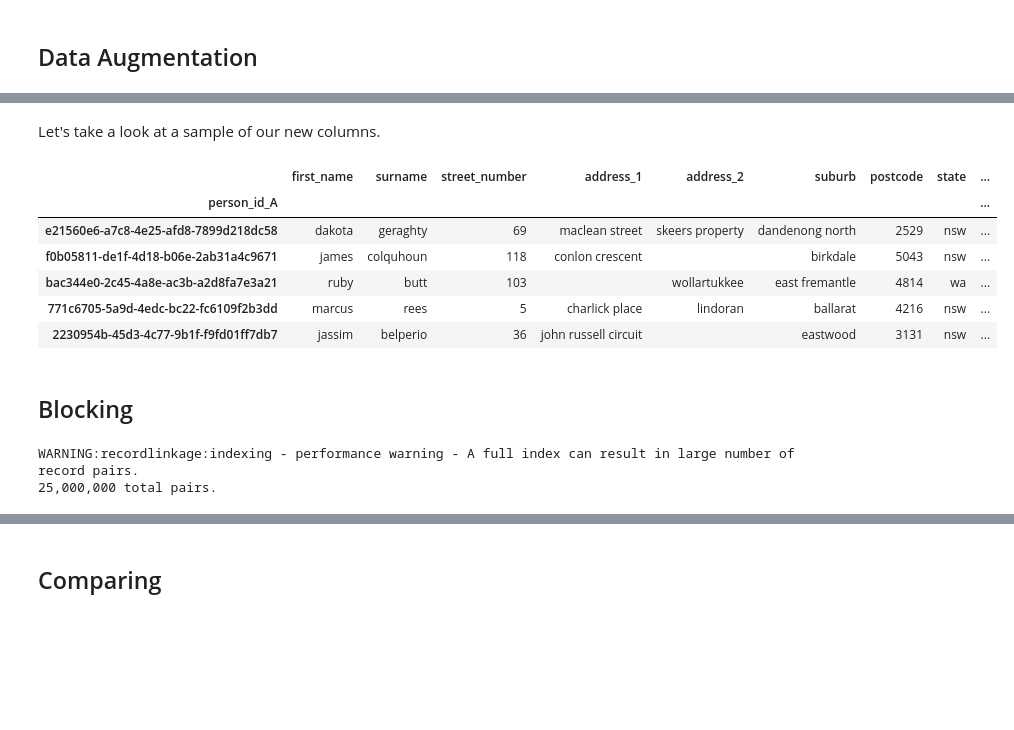
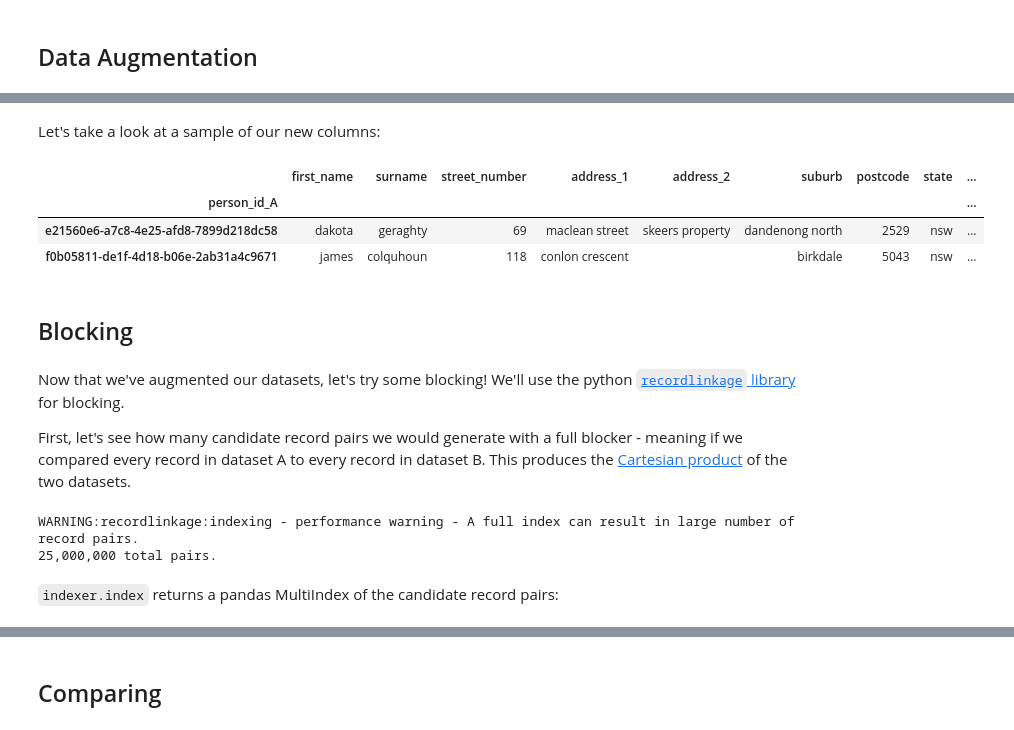
Before and after one commit to rachhouse/intro-to-data-linking, a Jupyter notebook: tutorial_notebooks/01_Link_FEBRL_Data_with_SimSum_Classification.ipynb, the cells around one changed output, grey strips where cells are left out. Drawn from its saved outputs; the diff is of its cells as text; code cells hidden in the pictures; blank space fills up the shorter version.

```diff
--- a/tutorial_notebooks/01_Link_FEBRL_Data_with_SimSum_Classification.ipynb
+++ b/tutorial_notebooks/01_Link_FEBRL_Data_with_SimSum_Classification.ipynb
@@ -131,15 +150,16 @@ Wall time: 92.8 ms
 # %% [markdown]
-Let's take a look at a sample of our new columns.
+Let's take a look at a sample of our new columns:
 # %%
-df_A.head()
+df_A.head(n=2)
 # %% [output]
 |  | first_name | surname | street_number | address_1 | address_2 | suburb | postcode | state | ... |
 | person_id_A |  |  |  |  |  |  |  |  | ... |
 | e21560e6-a7c8-4e25-afd8-7899d218dc58 | dakota | geraghty | 69 | maclean street | skeers property | dandenong north | 2529 | nsw | ... |
 | f0b05811-de1f-4d18-b06e-2ab31a4c9671 | james | colquhoun | 118 | conlon crescent |  | birkdale | 5043 | nsw | ... |
-| bac344e0-2c45-4a8e-ac3b-a2d8fa7e3a21 | ruby | butt | 103 |  | wollartukkee | east fremantle | 4814 | wa | ... |
-| 771c6705-5a9d-4edc-bc22-fc6109f2b3dd | marcus | rees | 5 | charlick place | lindoran | ballarat | 4216 | nsw | ... |
-| 2230954b-45d3-4c77-9b1f-f9fd01ff7db7 | jassim | belperio | 36 | john russell circuit |  | eastwood | 3131 | nsw | ... |
 # %% [markdown]
 ## Blocking
+# %% [markdown]
+Now that we've augmented our datasets, let's try some blocking! We'll use the python [`recordlinkage` library](https://github.com/J535D165/recordlinkage) for blocking.
+
+First, let's see how many candidate record pairs we would generate with a full blocker - meaning if we compared every record in dataset A to every record in dataset B. This produces the [Cartesian product](https://en.wikipedia.org/wiki/Cartesian_product) of the two datasets.
 # %%
@@ -155,3 +173,5 @@ print(f"{full_blocker_pairs:,} total pairs.")
 # %% [output]
 WARNING:recordlinkage:indexing - performance warning - A full index can result in large number of record pairs.
 25,000,000 total pairs.
+# %% [markdown]
+`indexer.index` returns a pandas MultiIndex of the candidate record pairs:
```
Also changed, not shown: parts of 40 cells of this notebook, 3 other files.
